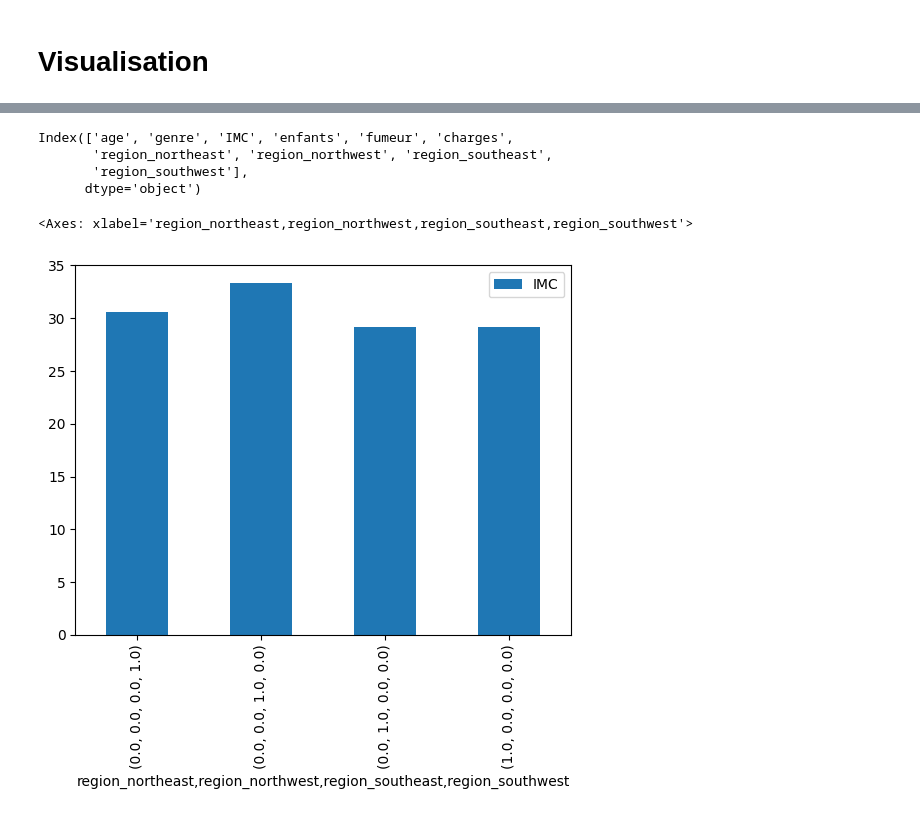
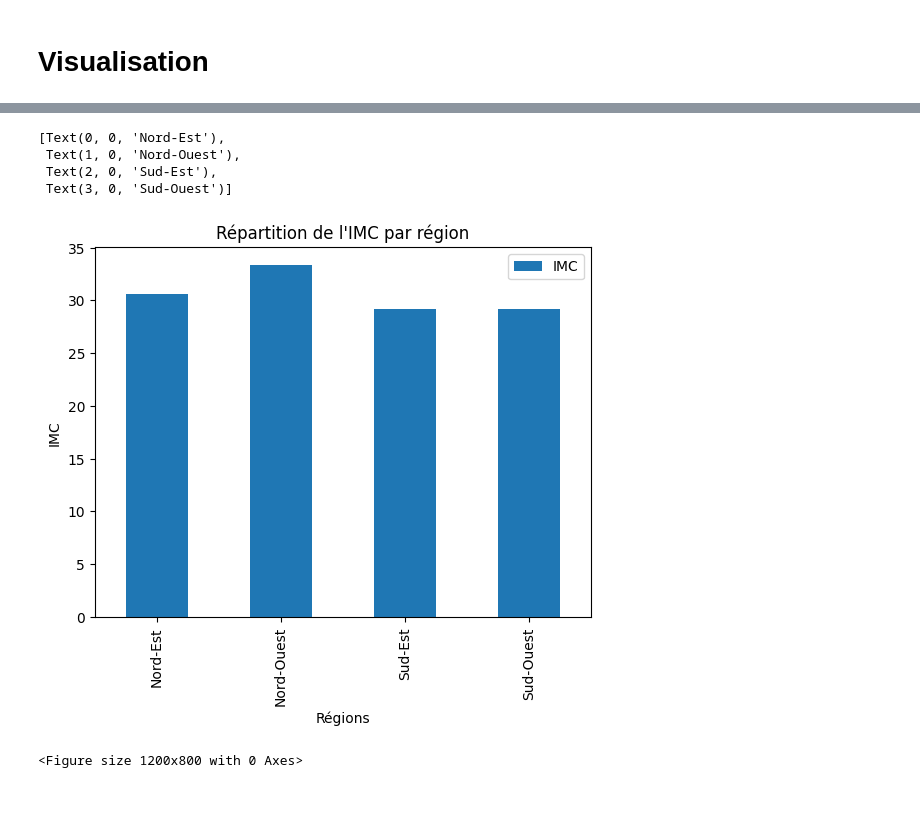
Before and after one commit to Daviddavid-sudo/Briefprimeassurance, a Jupyter notebook: analyse.ipynb, the cells around one changed output, grey strips where cells are left out. Drawn from its saved outputs; the diff is of its cells as text; code cells hidden in the pictures.

```diff
--- a/analyse.ipynb
+++ b/analyse.ipynb
@@ -216,13 +132,17 @@ Pour les variables numériques :
-# %%
-df.columns
-# %% [output]
-Index(['age', 'genre', 'IMC', 'enfants', 'fumeur', 'charges',
-       'region_northeast', 'region_northwest', 'region_southeast',
-       'region_southwest'],
-      dtype='object')
 # %%
 imc_region = df[['region_northeast', 'region_northwest', 'region_southeast','region_southwest']].join(df["IMC"]).groupby(['region_northeast', 'region_northwest', 'region_southeast','region_southwest']).mean()
-imc_region.plot(kind="bar")
+fig = imc_region.plot(kind="bar")
+x_labels = ["Nord-Est","Nord-Ouest","Sud-Est","Sud-Ouest"]
+
+plt.figure(figsize=(12, 8))
+fig.set_title("Répartition de l'IMC par région")
+fig.set_xlabel('Régions')
+fig.set_ylabel('IMC')
+fig.set_xticklabels(x_labels)
 # %% [output]
-<Axes: xlabel='region_northeast,region_northwest,region_southeast,region_southwest'>
+[Text(0, 0, 'Nord-Est'),
+ Text(1, 0, 'Nord-Ouest'),
+ Text(2, 0, 'Sud-Est'),
+ Text(3, 0, 'Sud-Ouest')]
-[figure, old version]
+[figure, new version]
+<Figure size 1200x800 with 0 Axes>
```
Also changed, not shown: parts of 55 cells of this notebook, 1 other file.
